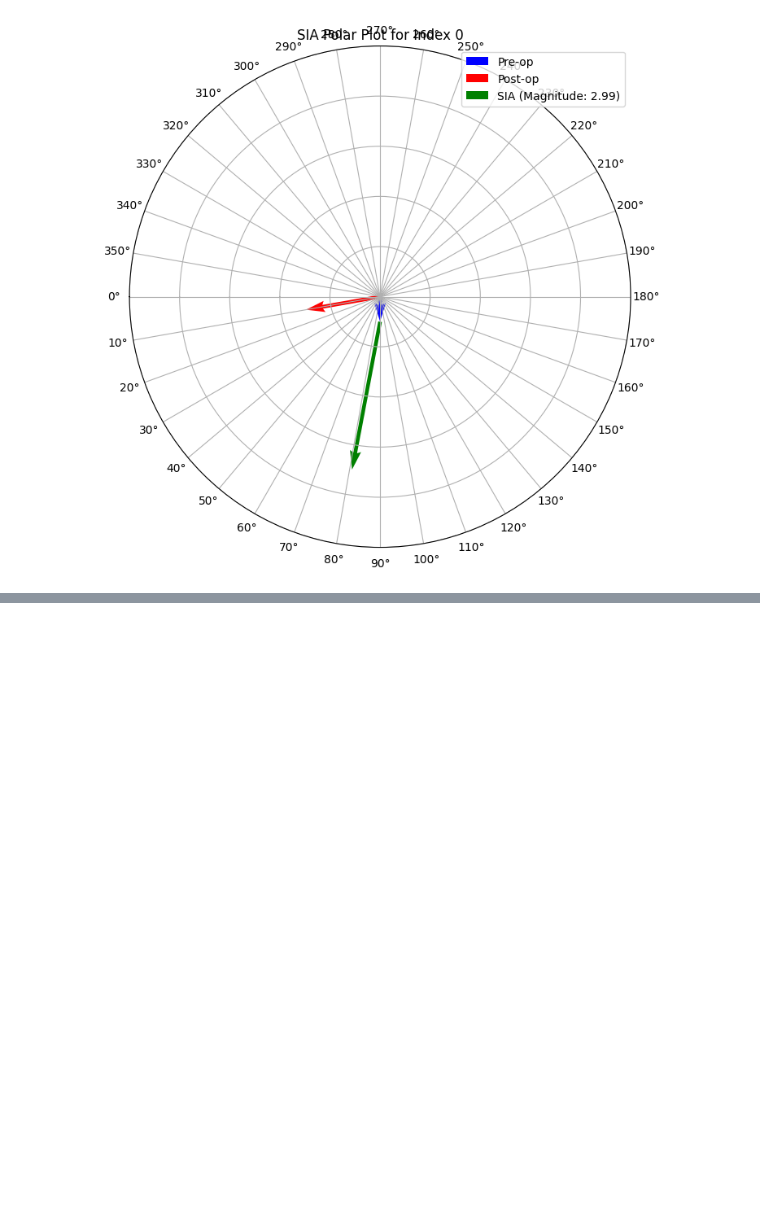
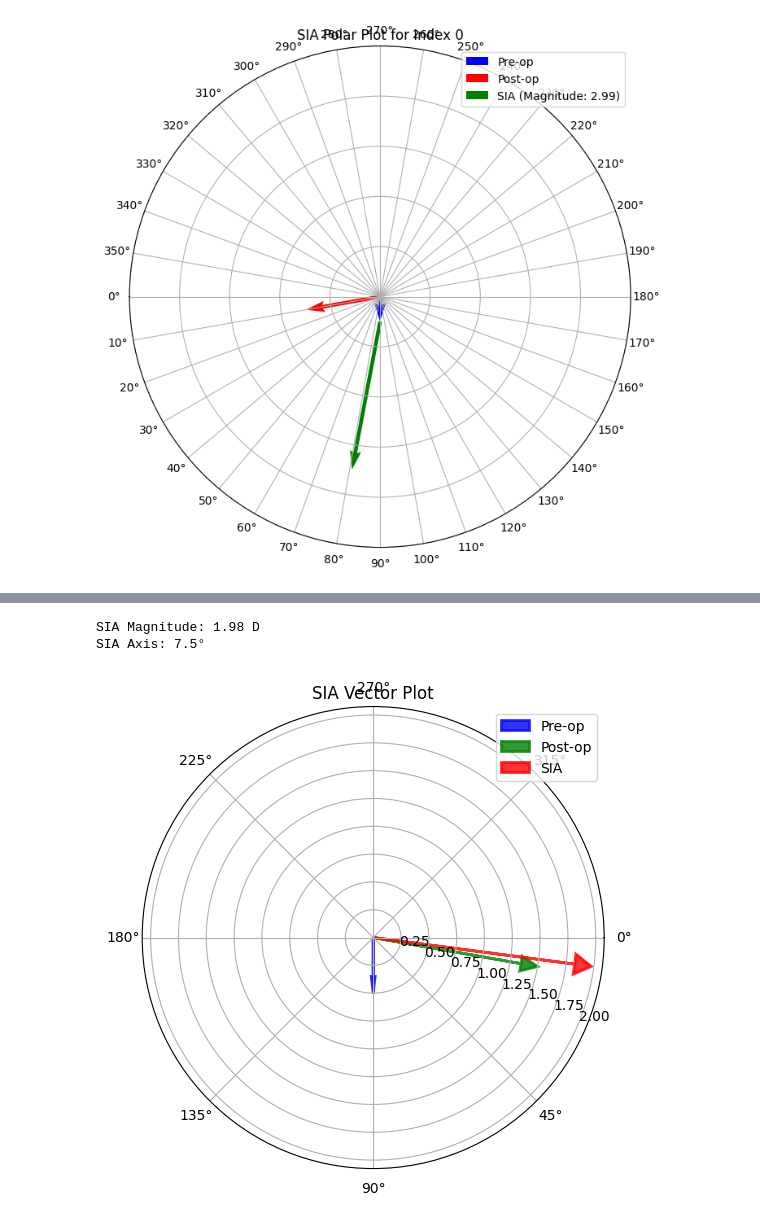
Before and after one commit to drskprabhakar/AI-ML-DL-colab-notebooks-coding-models, a Jupyter notebook: SIA_code_workup.ipynb, the cells around one changed output, grey strips where cells are left out. Drawn from its saved outputs; the diff is of its cells as text; code cells hidden in the pictures; blank space fills up the shorter version.

```diff
--- a/SIA_code_workup.ipynb
+++ b/SIA_code_workup.ipynb
@@ -104,0 +105,62 @@ plt.show()
+# %%
+import numpy as np
+import matplotlib.pyplot as plt
+
+# ==== Input: Pre-op and Post-op Astigmatism ====
+pre_cyl = 0.50
+pre_axis = 90
+
+post_cyl = 1.50
+post_axis = 10
+
+# ==== Convert Cyl and Axis to X, Y (Cartesian) ====
+def cyl_to_cartesian(cyl, axis_deg):
+    axis_rad = np.deg2rad(axis_deg * 2)  # Double angle for astigmatism vectors
+    x = cyl * np.cos(axis_rad)
+    y = cyl * np.sin(axis_rad)
+    return x, y
+
+# Pre-op and Post-op Cartesian Vectors
+pre_x, pre_y = cyl_to_cartesian(pre_cyl, pre_axis)
+post_x, post_y = cyl_to_cartesian(post_cyl, post_axis)
+
+# ==== SIA Vector (Post - Pre) ====
+sia_x = post_x - pre_x
+sia_y = post_y - pre_y
+
+# ==== Convert SIA Vector to Cyl and Axis ====
+def cartesian_to_cyl(x, y):
+    cyl = np.sqrt(x**2 + y**2)
+    axis_rad = 0.5 * np.arctan2(y, x)
+    axis_deg = np.rad2deg(axis_rad) % 180
+    return cyl, axis_deg
+
+sia_cyl, sia_axis = cartesian_to_cyl(sia_x, sia_y)
+
+print(f"SIA Magnitude: {sia_cyl:.2f} D")
+print(f"SIA Axis: {sia_axis:.1f}°")
+
+# ==== Plotting on Polar Graph ====
+fig = plt.figure(figsize=(6,6))
+ax = fig.add_subplot(111, polar=True)
+ax.set_theta_zero_location("E")
+ax.set_theta_direction(-1)
+ax.set_title("SIA Vector Plot")
+
+# Helper to plot vectors
+def plot_vector(ax, cyl, axis_deg, label, color):
+    r = cyl
+    theta = np.deg2rad(axis_deg)
+    ax.arrow(theta, 0, 0, r, linewidth=2, color=color, label=label, alpha=0.8, length_includes_head=True, head_width=0.1)
+
+# Plot each vector
+plot_vector(ax, pre_cyl, pre_axis, "Pre-op", "blue")
+plot_vector(ax, post_cyl, post_axis, "Post-op", "green")
+plot_vector(ax, sia_cyl, sia_axis, "SIA", "red")
+
+ax.legend(loc='upper right')
+plt.show()
+# %% [output]
+SIA Magnitude: 1.98 D
+SIA Axis: 7.5°
+[figure, added]
```
Also changed, not shown: parts of 3 cells of this notebook.
